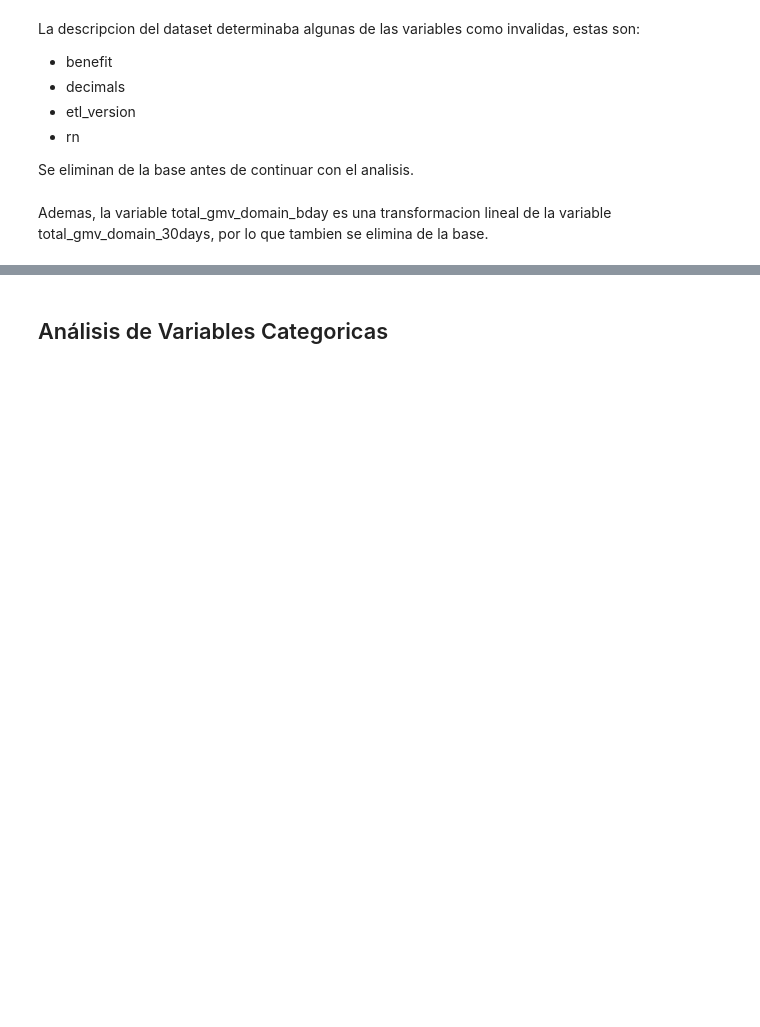
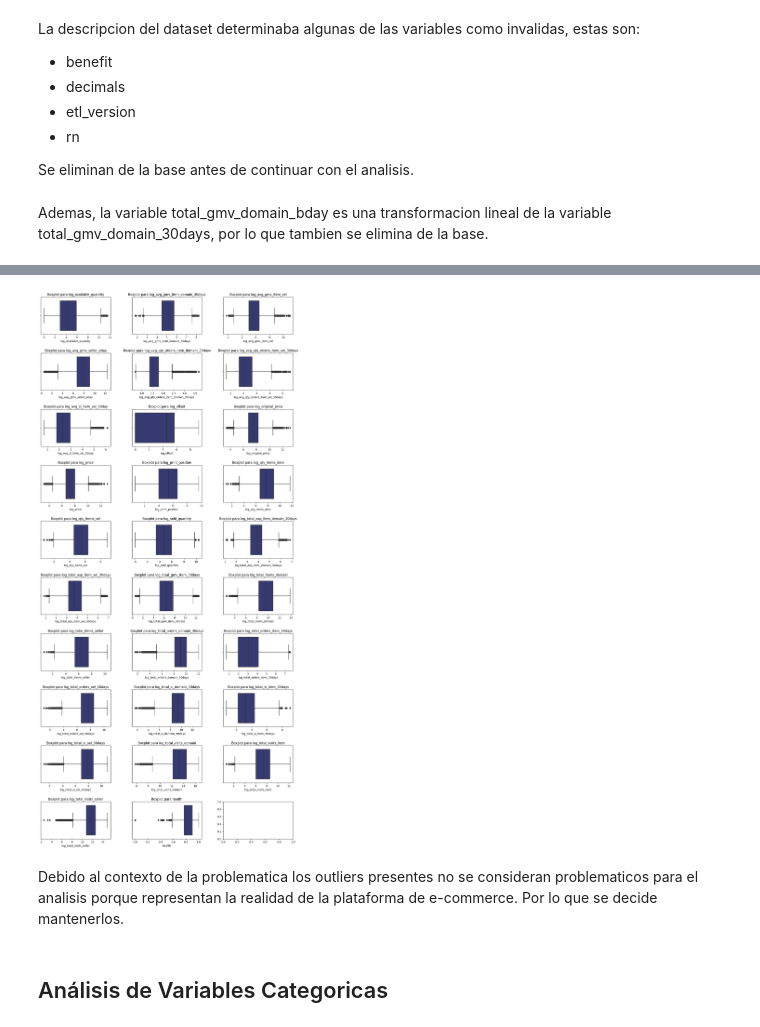
Before and after one commit to abrilnoguera/MLConversionPrediction, a Jupyter notebook: analisis.ipynb, the cells around one changed output, grey strips where cells are left out. Drawn from its saved outputs; the diff is of its cells as text; code cells hidden in the pictures; blank space fills up the shorter version.

```diff
--- a/analisis.ipynb
+++ b/analisis.ipynb
@@ -267,3 +295,29 @@ df = df.drop(["user_id"], axis=1)
+# %%
+df_log = pd.DataFrame()
+# %%
+for col in df_num.drop(['conversion','health'], axis=1):
+    # Transformación logarítmica
+    df_log['log_' + col] = np.log(df_num[col] + 1)
+# %%
+df_log['health'] = df_num['health']
+# %%
+# Dimensiones del grid
+n_rows = 10
+n_cols = 3
+
+fig, axes = plt.subplots(n_rows, n_cols, figsize=(15, 30))
+fig.tight_layout(pad=5.0)
+
+for idx, col in enumerate(df_log):
+    row = idx // n_cols
+    col_idx = idx % n_cols
+
+    sns.boxplot(x=df_log[col], ax=axes[row, col_idx], color = '#2c327b')
+    axes[row, col_idx].set_title(f'Boxplot para {col}')
+# %% [output]
+[figure, added]
+# %% [markdown]
+Debido al contexto de la problematica los outliers presentes no se consideran problematicos para el analisis porque representan la realidad de la plataforma de e-commerce. Por lo que se decide mantenerlos.
 # %% [markdown]
 ## Análisis de Variables Categoricas
 # %%
```
Also changed, not shown: parts of 224 cells of this notebook, 9 other files.
